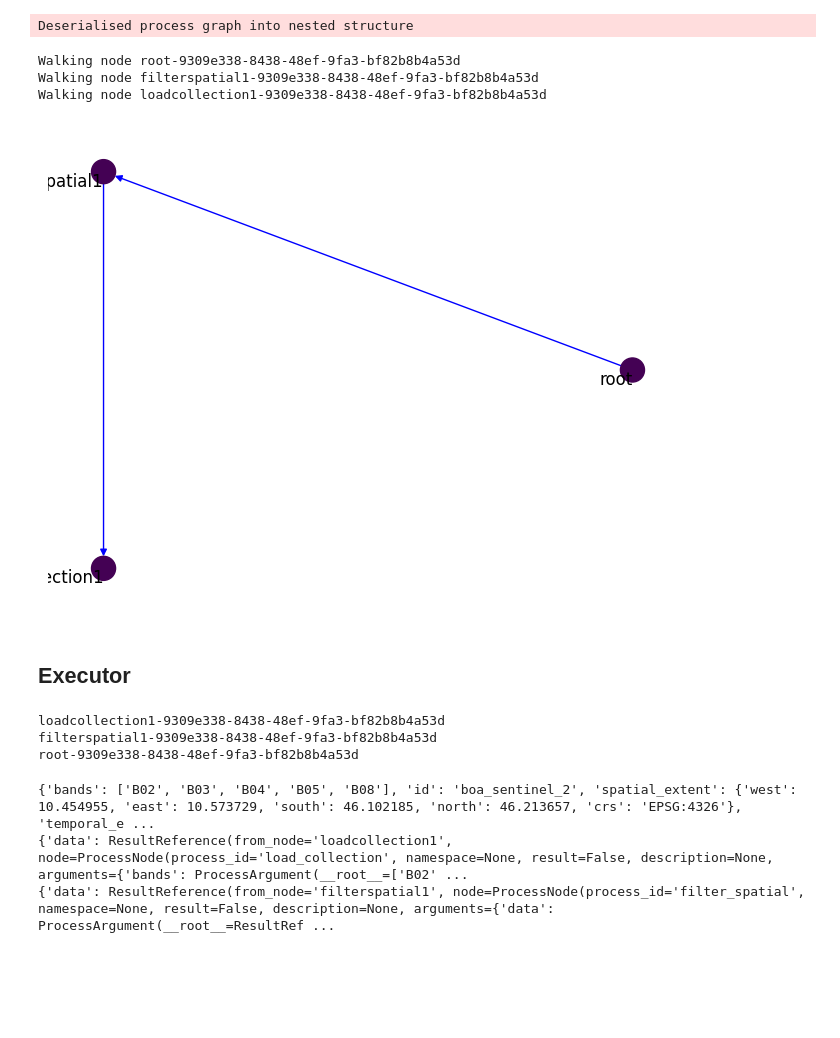
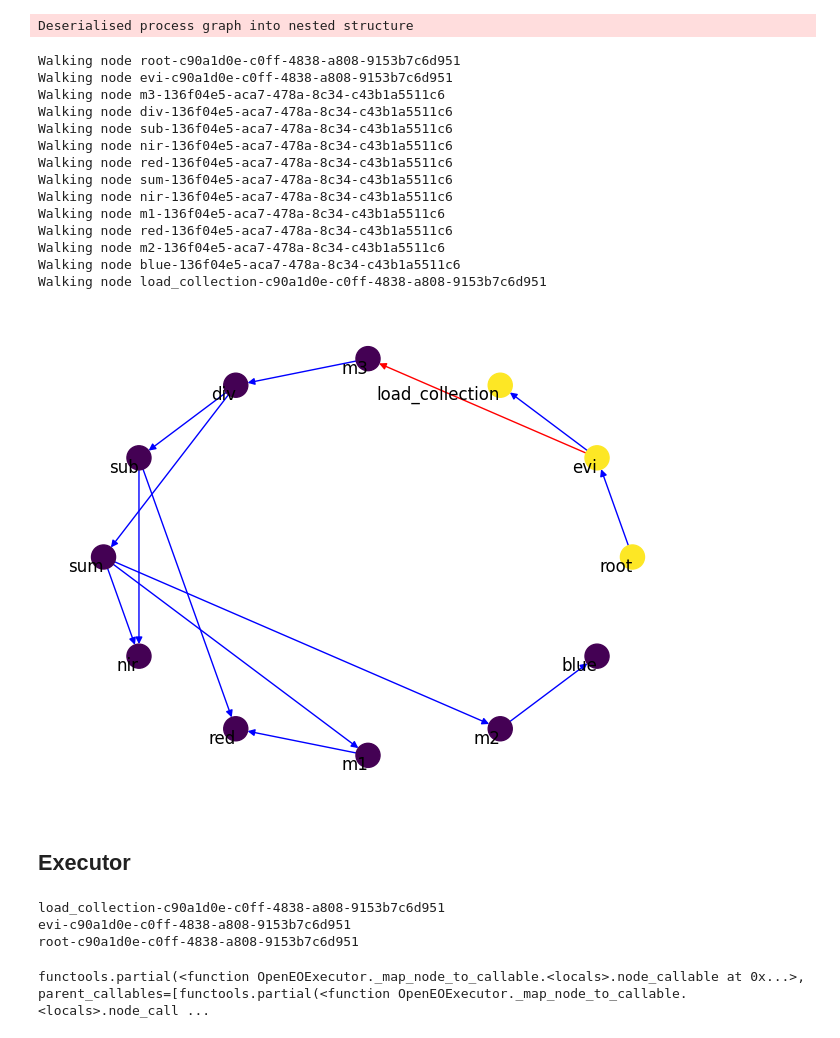
Before and after one commit to Open-EO/openeo-pg-parser-networkx, a Jupyter notebook: notebooks/test_executor.ipynb, the cells around one changed output. Drawn from its saved outputs; the diff is of its cells as text; code cells hidden in the pictures; blank space fills up the shorter version.

```diff
--- a/notebooks/test_executor.ipynb
+++ b/notebooks/test_executor.ipynb
@@ -1,17 +1,30 @@
 # %%
 from eodc_pg_parser.graph import OpenEOProcessGraph
 import json
 
-flat_graph = json.load(open("../tests/data/filter_spatial.json", mode="r"))
+
+flat_graph = json.load(open("../tests/data/pg-evi-example.json", mode="r"))
 parsed_graph = OpenEOProcessGraph(pg_data=flat_graph)
 
+
 parsed_graph.plot()
 # %% [output]
 Deserialised process graph into nested structure
-Walking node root-9309e338-8438-48ef-9fa3-bf82b8b4a53d
-Walking node filterspatial1-9309e338-8438-48ef-9fa3-bf82b8b4a53d
-Walking node loadcollection1-9309e338-8438-48ef-9fa3-bf82b8b4a53d
+Walking node root-c90a1d0e-c0ff-4838-a808-9153b7c6d951
+Walking node evi-c90a1d0e-c0ff-4838-a808-9153b7c6d951
+Walking node m3-136f04e5-aca7-478a-8c34-c43b1a5511c6
+Walking node div-136f04e5-aca7-478a-8c34-c43b1a5511c6
+Walking node sub-136f04e5-aca7-478a-8c34-c43b1a5511c6
+Walking node nir-136f04e5-aca7-478a-8c34-c43b1a5511c6
+Walking node red-136f04e5-aca7-478a-8c34-c43b1a5511c6
+Walking node sum-136f04e5-aca7-478a-8c34-c43b1a5511c6
+Walking node nir-136f04e5-aca7-478a-8c34-c43b1a5511c6
+Walking node m1-136f04e5-aca7-478a-8c34-c43b1a5511c6
+Walking node red-136f04e5-aca7-478a-8c34-c43b1a5511c6
+Walking node m2-136f04e5-aca7-478a-8c34-c43b1a5511c6
+Walking node blue-136f04e5-aca7-478a-8c34-c43b1a5511c6
+Walking node load_collection-c90a1d0e-c0ff-4838-a808-9153b7c6d951
-[figure, old version]
+[figure, new version]
 # %% [markdown]
 ## Executor
 # %%
@@ -21,16 +34,16 @@ from eodc_pg_parser.process_registry import process_registry
 for node in parsed_graph:
     print(node)
 # %% [output]
-loadcollection1-9309e338-8438-48ef-9fa3-bf82b8b4a53d
-filterspatial1-9309e338-8438-48ef-9fa3-bf82b8b4a53d
-root-9309e338-8438-48ef-9fa3-bf82b8b4a53d
+load_collection-c90a1d0e-c0ff-4838-a808-9153b7c6d951
+evi-c90a1d0e-c0ff-4838-a808-9153b7c6d951
+root-c90a1d0e-c0ff-4838-a808-9153b7c6d951
 # %%
+import xarray as xr
 executor = OpenEOExecutor(parsed_graph, process_registry)
 node_callable = executor._map_node_to_callable(parsed_graph.result_node)
+node_callable
 # %% [output]
-{'bands': ['B02', 'B03', 'B04', 'B05', 'B08'], 'id': 'boa_sentinel_2', 'spatial_extent': {'west': 10.454955, 'east': 10.573729, 'south': 46.102185, 'north': 46.213657, 'crs': 'EPSG:4326'}, 'temporal_e ...
-{'data': ResultReference(from_node='loadcollection1', node=ProcessNode(process_id='load_collection', namespace=None, result=False, description=None, arguments={'bands': ProcessArgument(__root__=['B02' ...
-{'data': ResultReference(from_node='filterspatial1', node=ProcessNode(process_id='filter_spatial', namespace=None, result=False, description=None, arguments={'data': ProcessArgument(__root__=ResultRef ...
+functools.partial(<function OpenEOExecutor._map_node_to_callable.<locals>.node_callable at 0x...>, parent_callables=[functools.partial(<function OpenEOExecutor._map_node_to_callable.<locals>.node_call ...
 # %%
 node_callable()
 # %% [output]
```
Also changed, not shown: parts of 1 cell of this notebook, 8 other files.
